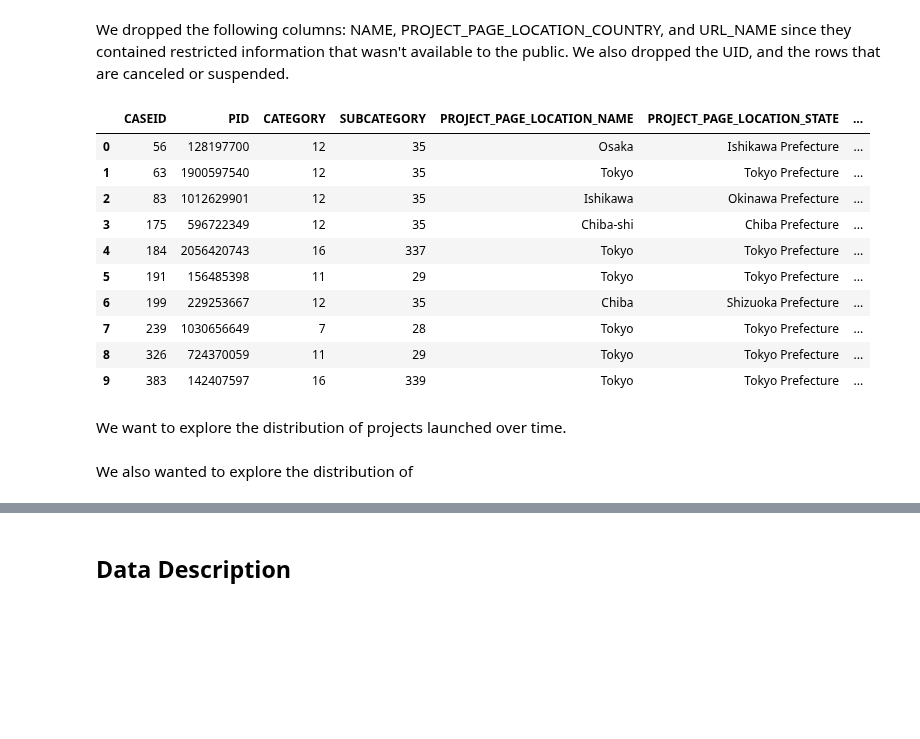
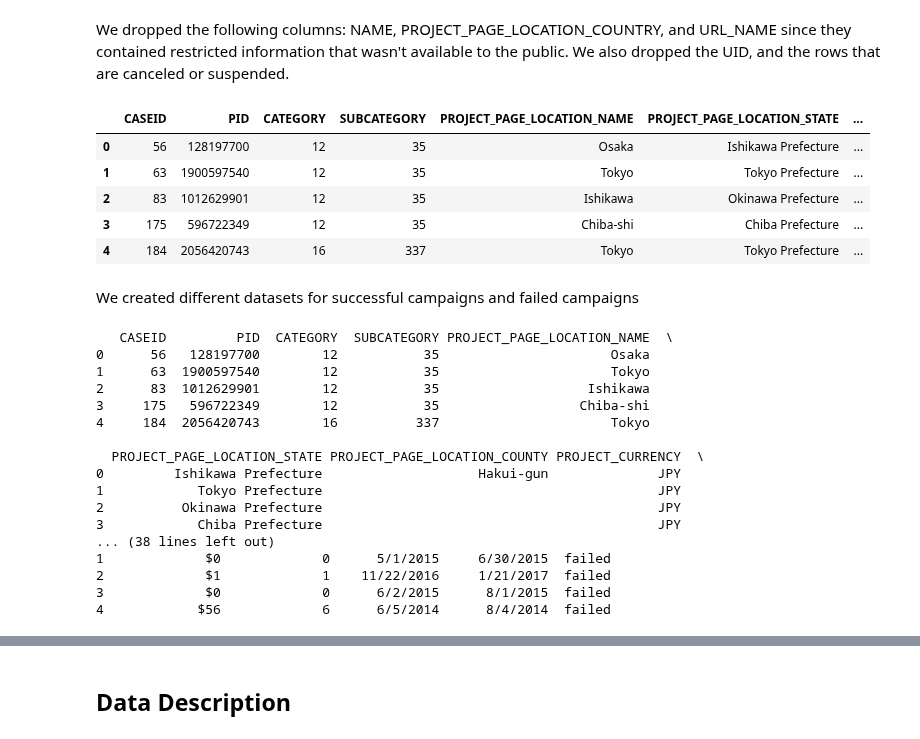
Before and after one commit to catherine-fang-git/kickstarter_project_success_info2950, a Jupyter notebook: INFO2950_Phase2.ipynb, the cells around one changed output, grey strips where cells are left out. Drawn from its saved outputs; the diff is of its cells as text; code cells hidden in the pictures; blank space fills up the shorter version.

Commit message:
Updated exploratory analysis
Updated to find median and divided data into success and failed

```diff
--- a/INFO2950_Phase2.ipynb
+++ b/INFO2950_Phase2.ipynb
@@ -46,21 +44,15 @@ We dropped the following columns: NAME, PROJECT_PAGE_LOCATION_COUNTRY, and URL_N
 # %%
 public_data_df = pd.DataFrame(public_data)
 clean_data = public_data_df.drop(columns = ["NAME", "PROJECT_PAGE_LOCATION_COUNTRY", "URL_NAME", "UID"])
-clean_data.head()
 
 clean_data = duckdb.sql("SELECT * FROM clean_data WHERE STATE = 'successful' OR STATE = 'failed'").df()
+
+clean_data["GOAL_IN_USD"] = clean_data["GOAL_IN_USD"].replace({'$': '', ',': ''}, regex = True)
 clean_data.head()
 # %% [output]
 |  | CASEID | PID | CATEGORY | SUBCATEGORY | PROJECT_PAGE_LOCATION_NAME | PROJECT_PAGE_LOCATION_STATE | ... |
 | 0 | 56 | 128197700 | 12 | 35 | Osaka | Ishikawa Prefecture | ... |
 | 1 | 63 | 1900597540 | 12 | 35 | Tokyo | Tokyo Prefecture | ... |
 | 2 | 83 | 1012629901 | 12 | 35 | Ishikawa | Okinawa Prefecture | ... |
 | 3 | 175 | 596722349 | 12 | 35 | Chiba-shi | Chiba Prefecture | ... |
 | 4 | 184 | 2056420743 | 16 | 337 | Tokyo | Tokyo Prefecture | ... |
-| 5 | 191 | 156485398 | 11 | 29 | Tokyo | Tokyo Prefecture | ... |
-| 6 | 199 | 229253667 | 12 | 35 | Chiba | Shizuoka Prefecture | ... |
-| 7 | 239 | 1030656649 | 7 | 28 | Tokyo | Tokyo Prefecture | ... |
-| 8 | 326 | 724370059 | 11 | 29 | Tokyo | Tokyo Prefecture | ... |
-| 9 | 383 | 142407597 | 16 | 339 | Tokyo | Tokyo Prefecture | ... |
-# %% [markdown]
-We want to explore the distribution of projects launched over time.
@@ -71,2 +59,25 @@ plt.ylabel("Projects")
-# %% [markdown]
-We also wanted to explore the distribution of
+# %% [markdown]
+We created different datasets for successful campaigns and failed campaigns
+# %%
+success_proj = duckdb.sql("SELECT * FROM clean_data WHERE STATE = 'successful'").df()
+print(success_proj.head())
+failed_proj = duckdb.sql("SELECT * FROM clean_data WHERE STATE = 'failed'").df()
+print(failed_proj.head())
+# %% [output]
+   CASEID         PID  CATEGORY  SUBCATEGORY PROJECT_PAGE_LOCATION_NAME  \
+0      56   128197700        12           35                      Osaka
+1      63  1900597540        12           35                      Tokyo
+2      83  1012629901        12           35                   Ishikawa
+3     175   596722349        12           35                  Chiba-shi
+4     184  2056420743        16          337                      Tokyo
+
+  PROJECT_PAGE_LOCATION_STATE PROJECT_PAGE_LOCATION_COUNTY PROJECT_CURRENCY  \
+0         Ishikawa Prefecture                    Hakui-gun              JPY
+1            Tokyo Prefecture                                           JPY
+2          Okinawa Prefecture                                           JPY
+3            Chiba Prefecture                                           JPY
+... (38 lines left out)
+1             $0             0      5/1/2015     6/30/2015  failed
+2             $1             1    11/22/2016     1/21/2017  failed
+3             $0             0      6/2/2015      8/1/2015  failed
+4            $56             6      6/5/2014      8/4/2014  failed
```
Also changed, not shown: parts of 9 cells of this notebook.
